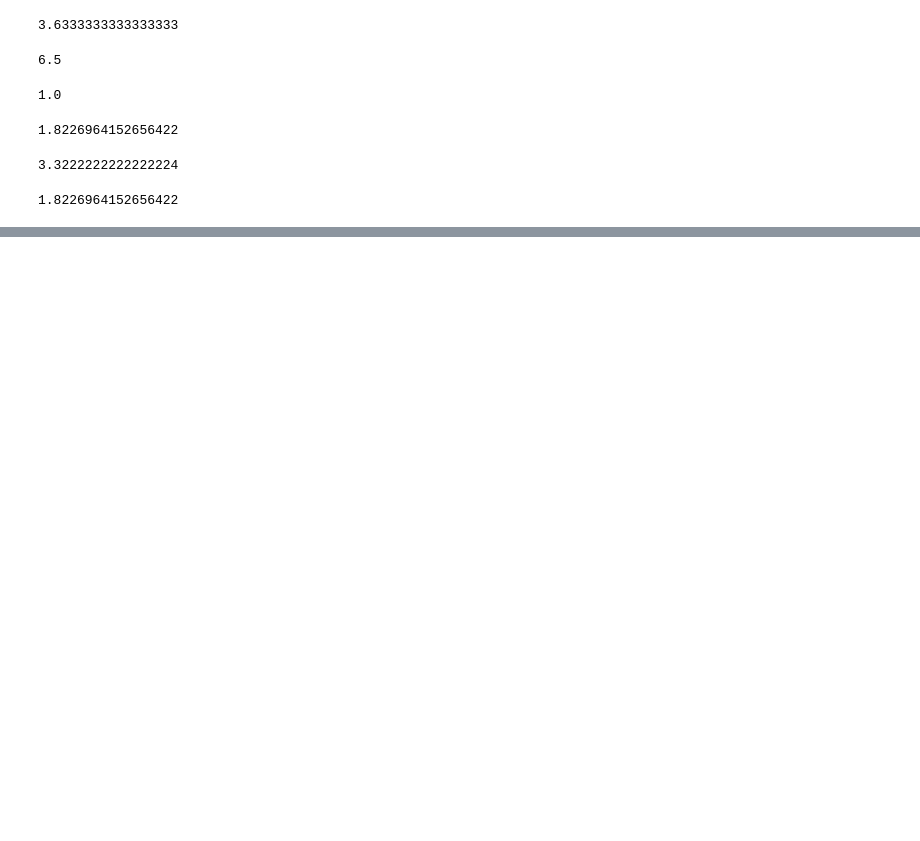
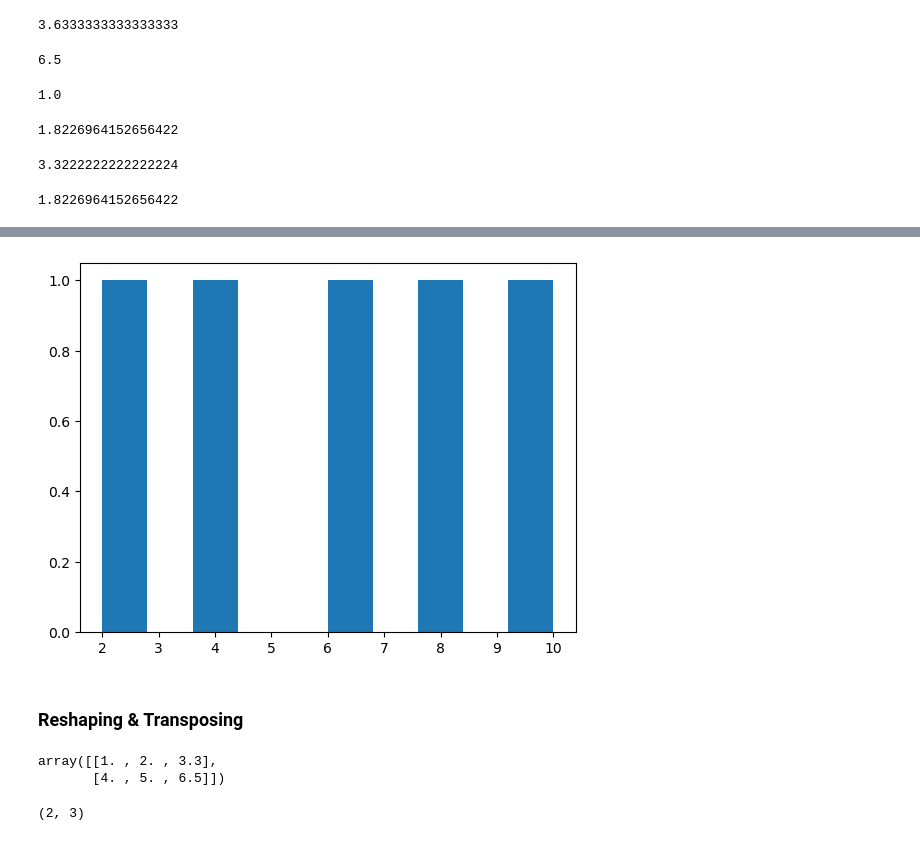
Before and after one commit to John5675/AI-Course, a Jupyter notebook: Section-2-NumPy/introduction-to-numpy.ipynb, the cells around one changed output, grey strips where cells are left out. Cells and saved outputs as stored; diff of their text form; code cells hidden in the pictures; blank space fills up the shorter version.

```diff
--- a/Section-2-NumPy/introduction-to-numpy.ipynb
+++ b/Section-2-NumPy/introduction-to-numpy.ipynb
@@ -462,0 +480,16 @@ np.sqrt(np.var(a2))
+# %%
+plt.hist(low_var_array)
+plt.show()
+# %% [output]
+[figure, added]
+# %% [markdown]
+### Reshaping & Transposing
+# %%
+a2
+# %% [output]
+array([[1. , 2. , 3.3],
+       [4. , 5. , 6.5]])
+# %%
+a2.shape
+# %% [output]
+(2, 3)
```
Also changed, not shown: parts of 68 cells of this notebook, 3 other files.
